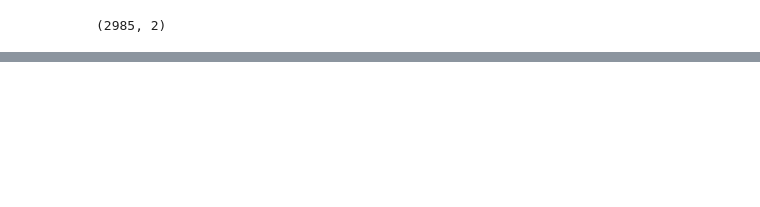
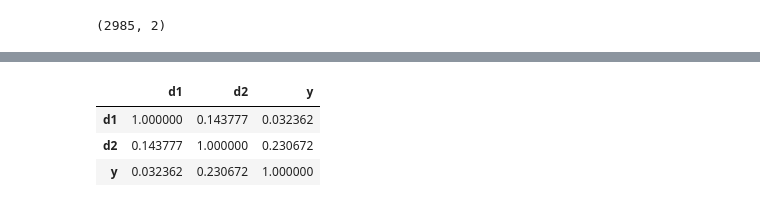
Before and after one commit to roca8/AMV, a Jupyter notebook: programas/Reducción de dimensiones.ipynb, the cells around one changed output, grey strips where cells are left out. Drawn from its saved outputs; the diff is of its cells as text; code cells hidden in the pictures; blank space fills up the shorter version.

```diff
--- a/programas/Reducción de dimensiones.ipynb
+++ b/programas/Reducción de dimensiones.ipynb
@@ -95,3 +104,10 @@ Xm.corr()
+# %%
+Xt.corr()
+# %% [output]
+|  | d1 | d2 | y |
+| d1 | 1.000000 | 0.143777 | 0.032362 |
+| d2 | 0.143777 | 1.000000 | 0.230672 |
+| y | 0.032362 | 0.230672 | 1.000000 |
 # %%
 from sklearn.linear_model import LogisticRegression
 from sklearn.model_selection import train_test_split
```
Also changed, not shown: parts of 13 cells of this notebook, 2 other files.
